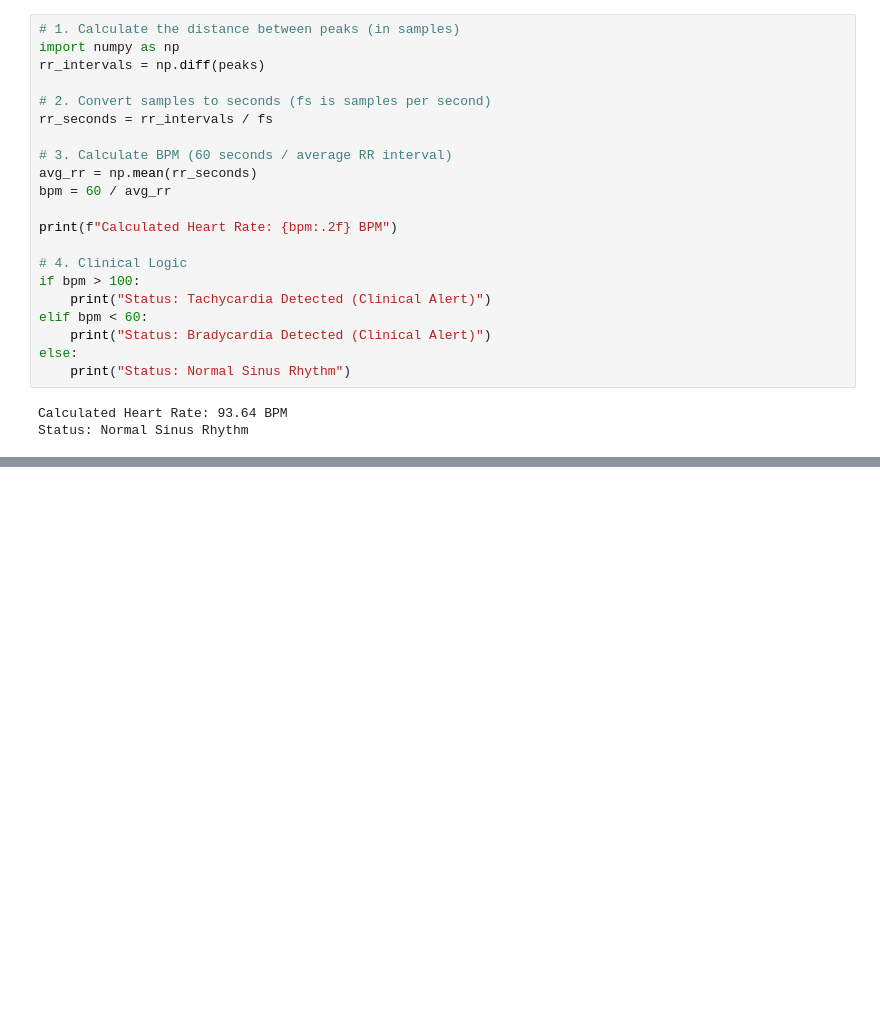
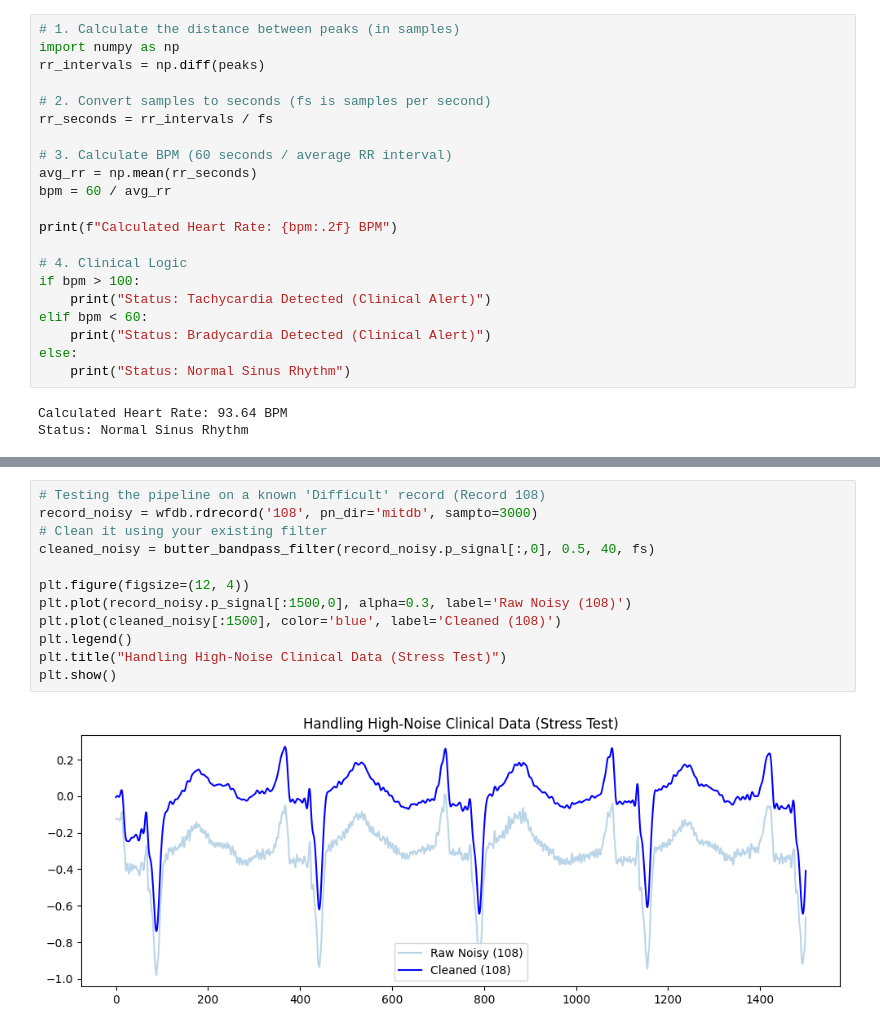
Before and after one commit to bhaumikdebalina28-star/ECG-Clinical-Analysis, a Jupyter notebook: my_first_ecg.ipynb, the cells around one changed output, grey strips where cells are left out. Saved outputs shown, nothing was run; the diff lists cells and outputs as text; blank space fills up the shorter version.

```diff
--- a/my_first_ecg.ipynb
+++ b/my_first_ecg.ipynb
@@ -127,0 +146,14 @@ Status: Normal Sinus Rhythm
+# %%
+# Testing the pipeline on a known 'Difficult' record (Record 108)
+record_noisy = wfdb.rdrecord('108', pn_dir='mitdb', sampto=3000)
+# Clean it using your existing filter
+cleaned_noisy = butter_bandpass_filter(record_noisy.p_signal[:,0], 0.5, 40, fs)
+
+plt.figure(figsize=(12, 4))
+plt.plot(record_noisy.p_signal[:1500,0], alpha=0.3, label='Raw Noisy (108)')
+plt.plot(cleaned_noisy[:1500], color='blue', label='Cleaned (108)')
+plt.legend()
+plt.title("Handling High-Noise Clinical Data (Stress Test)")
+plt.show()
+# %% [output]
+[figure, added]
```
Also changed, not shown: parts of 1 cell of this notebook.
